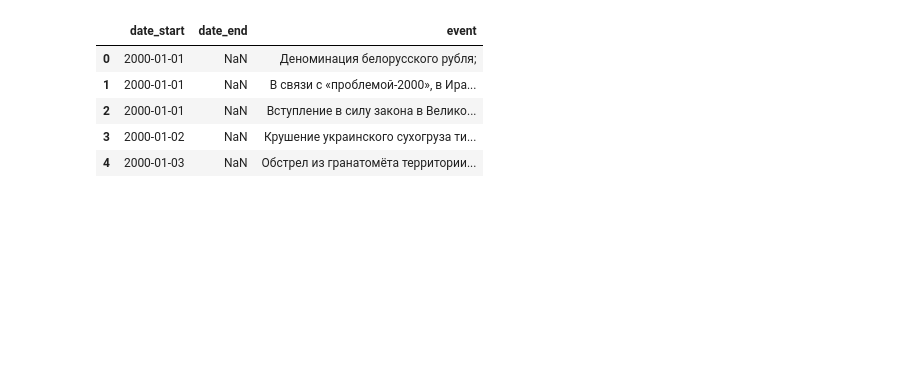
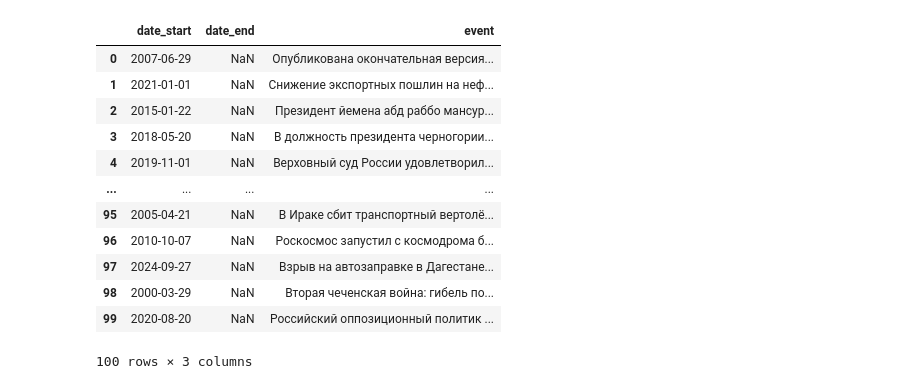
Before and after one commit to ruslooob/data-core, a Jupyter notebook: events_data_core/9_llm_ner.ipynb, the cells around one changed output. Saved outputs shown, nothing was run; the diff lists cells and outputs as text; code cells hidden in the pictures; blank space fills up the shorter version.

```diff
--- a/events_data_core/9_llm_ner.ipynb
+++ b/events_data_core/9_llm_ner.ipynb
@@ -77,15 +66,21 @@ print("🌍 Найденные страны:", countries)
 # %%
 df = pd.read_csv('../events/2_struct/2000-2025.csv')
-df = df[:10]
-texts = df["event"].tolist()
-df.head()
+df = df.sample(n=100, random_state=42).reset_index(drop=True)
+df
 # %% [output]
 |  | date_start | date_end | event |
-| 0 | 2000-01-01 | NaN | Деноминация белорусского рубля; |
-| 1 | 2000-01-01 | NaN | В связи с «проблемой-2000», в Ира... |
-| 2 | 2000-01-01 | NaN | Вступление в силу закона в Велико... |
-| 3 | 2000-01-02 | NaN | Крушение украинского сухогруза ти... |
-| 4 | 2000-01-03 | NaN | Обстрел из гранатомёта территории... |
+| 0 | 2007-06-29 | NaN | Опубликована окончательная версия... |
+| 1 | 2021-01-01 | NaN | Снижение экспортных пошлин на неф... |
+| 2 | 2015-01-22 | NaN | Президент йемена абд раббо мансур... |
+| 3 | 2018-05-20 | NaN | В должность президента черногории... |
+| 4 | 2019-11-01 | NaN | Верховный суд России удовлетворил... |
+| ... | ... | ... | ... |
+| 95 | 2005-04-21 | NaN | В Ираке сбит транспортный вертолё... |
+| 96 | 2010-10-07 | NaN | Роскосмос запустил с космодрома б... |
+| 97 | 2024-09-27 | NaN | Взрыв на автозаправке в Дагестане... |
+| 98 | 2000-03-29 | NaN | Вторая чеченская война: гибель по... |
+| 99 | 2020-08-20 | NaN | Российский оппозиционный политик ... |
+100 rows × 3 columns
 # %%
 import os
 import pandas as pd
```
Also changed, not shown: parts of 5 cells of this notebook, 14 other files.
